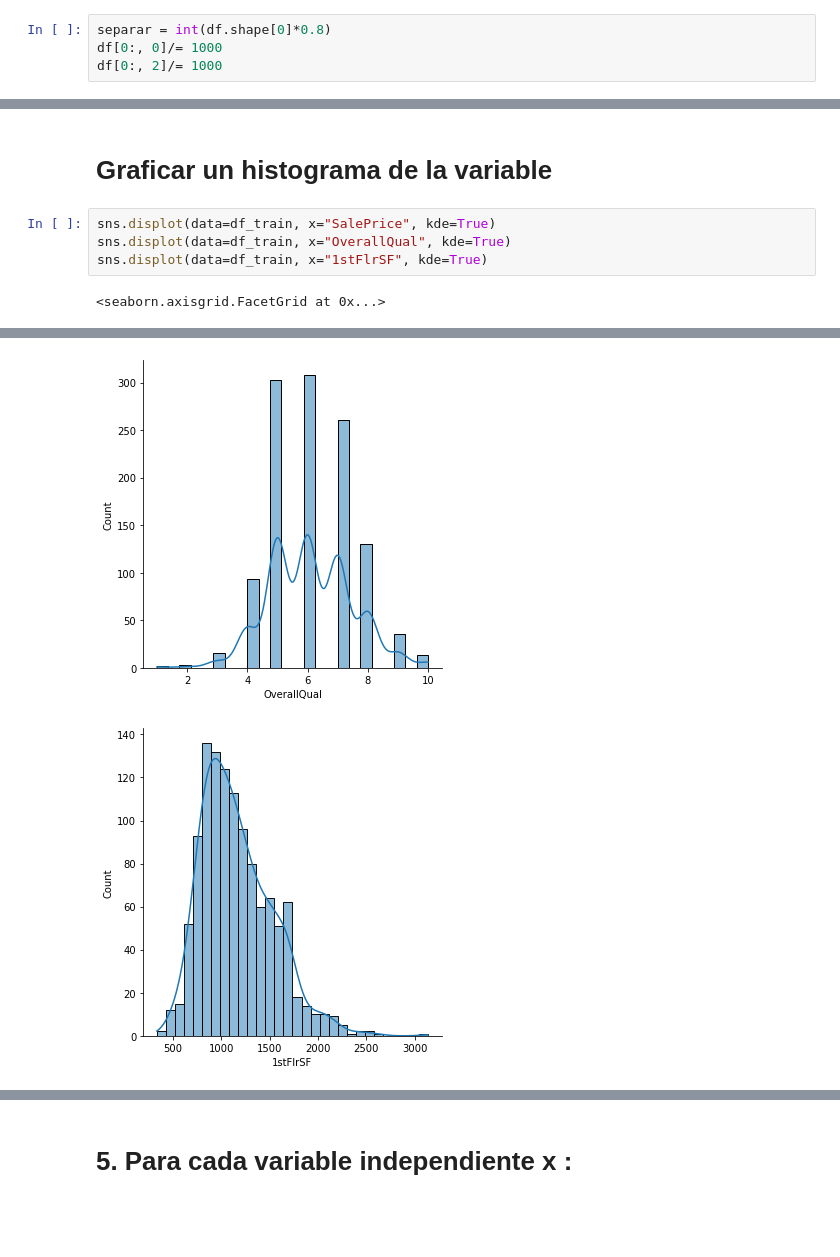
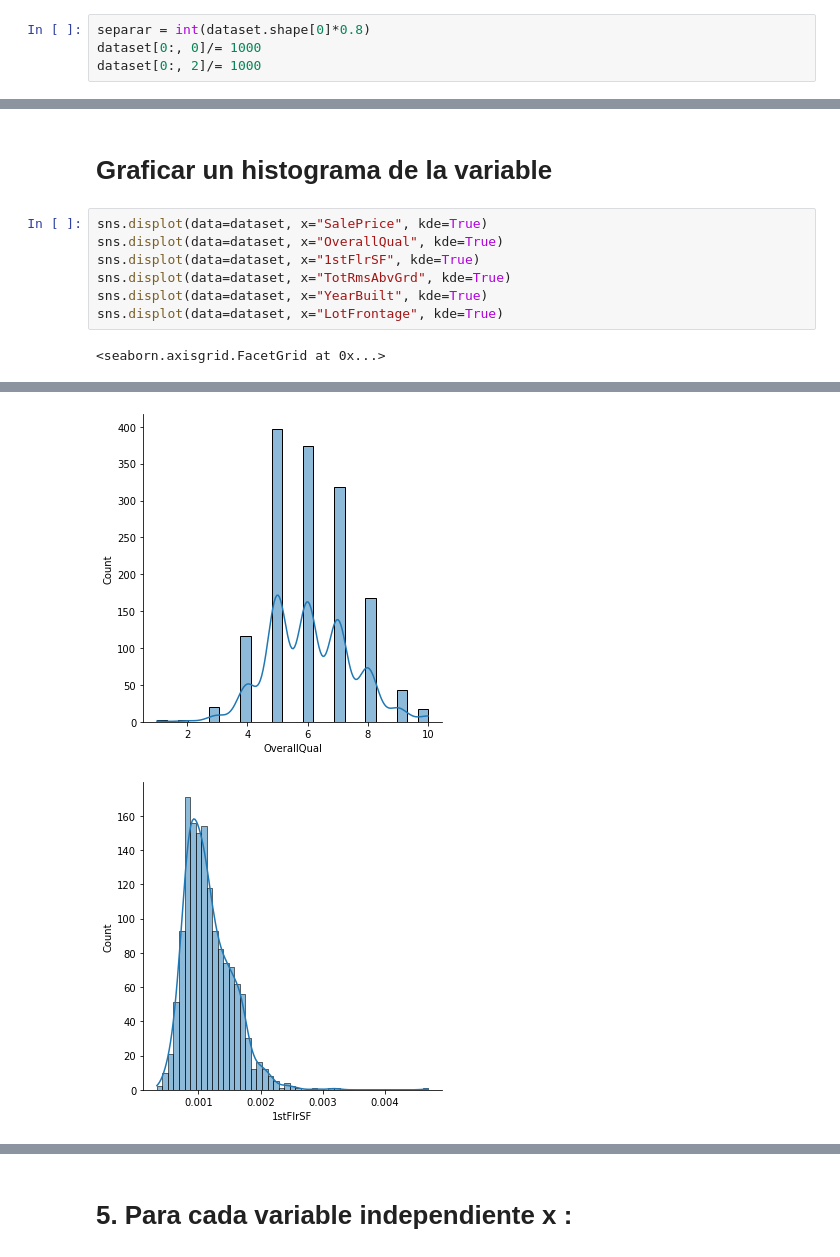
Before and after one commit to androseo/tareas-y-proyectos, a Jupyter notebook: Statistical Learining I/Statistical Learning 1, proyecto 1.ipynb, the cells around one changed output, grey strips where cells are left out. Drawn from its saved outputs; the diff is of its cells as text; blank space fills up the shorter version.

```diff
--- a/Statistical Learining I/Statistical Learning 1, proyecto 1.ipynb
+++ b/Statistical Learining I/Statistical Learning 1, proyecto 1.ipynb
@@ -15,7 +16,7 @@ np.shape(df)
 # %% [output]
 (1460, 6)
 # %%
-separar = int(df.shape[0]*0.8)
-df[0:, 0]/= 1000
-df[0:, 2]/= 1000
+separar = int(dataset.shape[0]*0.8)
+dataset[0:, 0]/= 1000
+dataset[0:, 2]/= 1000
 # %%
@@ -146,8 +145,11 @@ ndataset.describe().round(4)
 # %% [markdown]
 # Graficar un histograma de la variable
 # %%
-sns.displot(data=df_train, x="SalePrice", kde=True)
-sns.displot(data=df_train, x="OverallQual", kde=True)
-sns.displot(data=df_train, x="1stFlrSF", kde=True)
+sns.displot(data=dataset, x="SalePrice", kde=True)
+sns.displot(data=dataset, x="OverallQual", kde=True)
+sns.displot(data=dataset, x="1stFlrSF", kde=True)
+sns.displot(data=dataset, x="TotRmsAbvGrd", kde=True)
+sns.displot(data=dataset, x="YearBuilt", kde=True)
+sns.displot(data=dataset, x="LotFrontage", kde=True)
 # %% [output]
 <seaborn.axisgrid.FacetGrid at 0x...>
@@ -155,2 +157,2 @@ sns.displot(data=df_train, x="1stFlrSF", kde=True)
-[figure, old version]
+[figure, new version]
-[figure, old version]
+[figure, new version]
```
Also changed, not shown: parts of 19 cells of this notebook.
